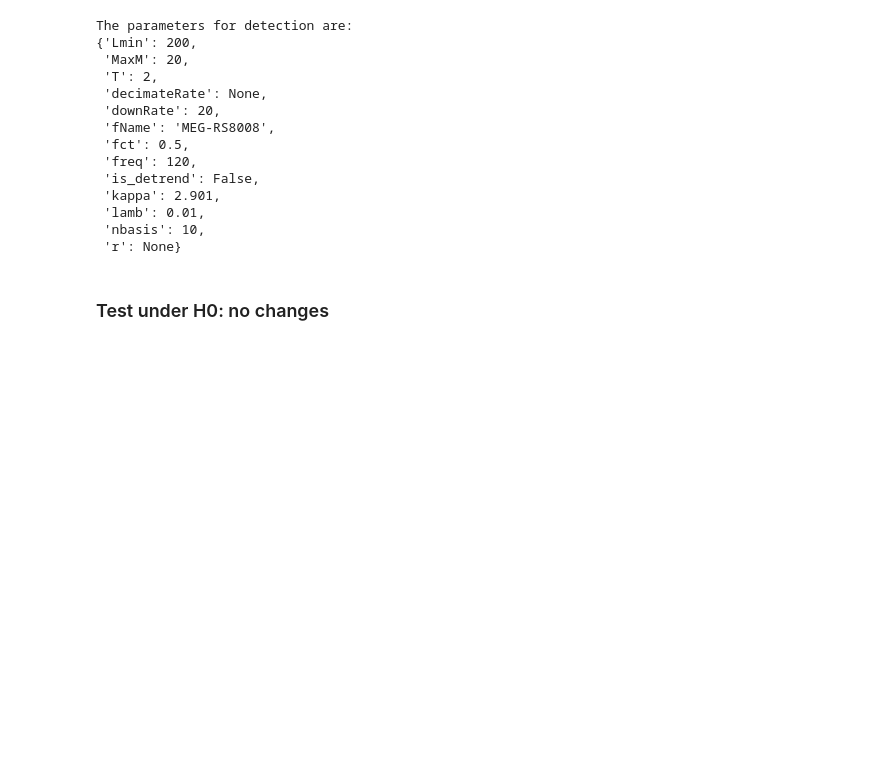
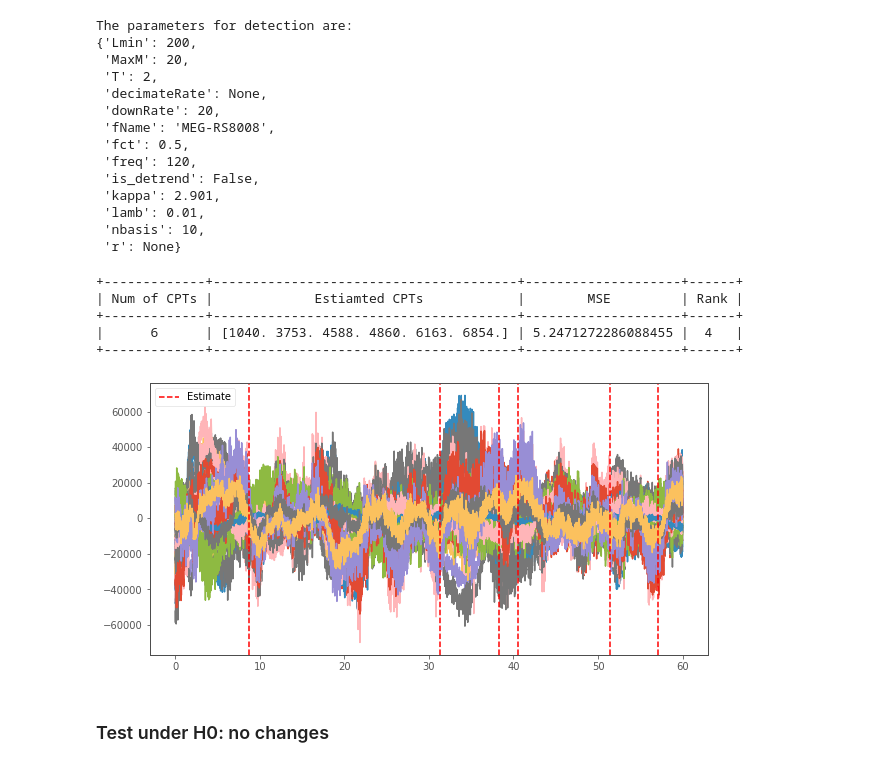
Before and after one commit to JINhuaqing/TVDN-simu, a Jupyter notebook: NeuroImgR1/MEG-RS8008-H0-test.ipynb, the cells around one changed output. Cells and saved outputs as stored; diff of their text form; code cells hidden in the pictures; blank space fills up the shorter version.

```diff
--- a/NeuroImgR1/MEG-RS8008-H0-test.ipynb
+++ b/NeuroImgR1/MEG-RS8008-H0-test.ipynb
@@ -152,7 +104,14 @@ detRawNo.TuningKappa(kappas)
 # %%
 detRawNo.UpdateEcpts(6)
 print(detRawNo)
-# detRawNo.PlotEcpts()
+detRawNo.PlotEcpts()
+# %% [output]
++-------------+---------------------------------------+--------------------+------+
+| Num of CPTs |             Estiamted CPTs            |        MSE         | Rank |
++-------------+---------------------------------------+--------------------+------+
+|      6      | [1040. 3753. 4588. 4860. 6163. 6854.] | 5.2471272286088455 |  4   |
++-------------+---------------------------------------+--------------------+------+
+[figure, added]
 # %% [markdown]
 ### Test under H0: no changes
 # %% [markdown]
```
Also changed, not shown: parts of 10 cells of this notebook, 10 other files.
